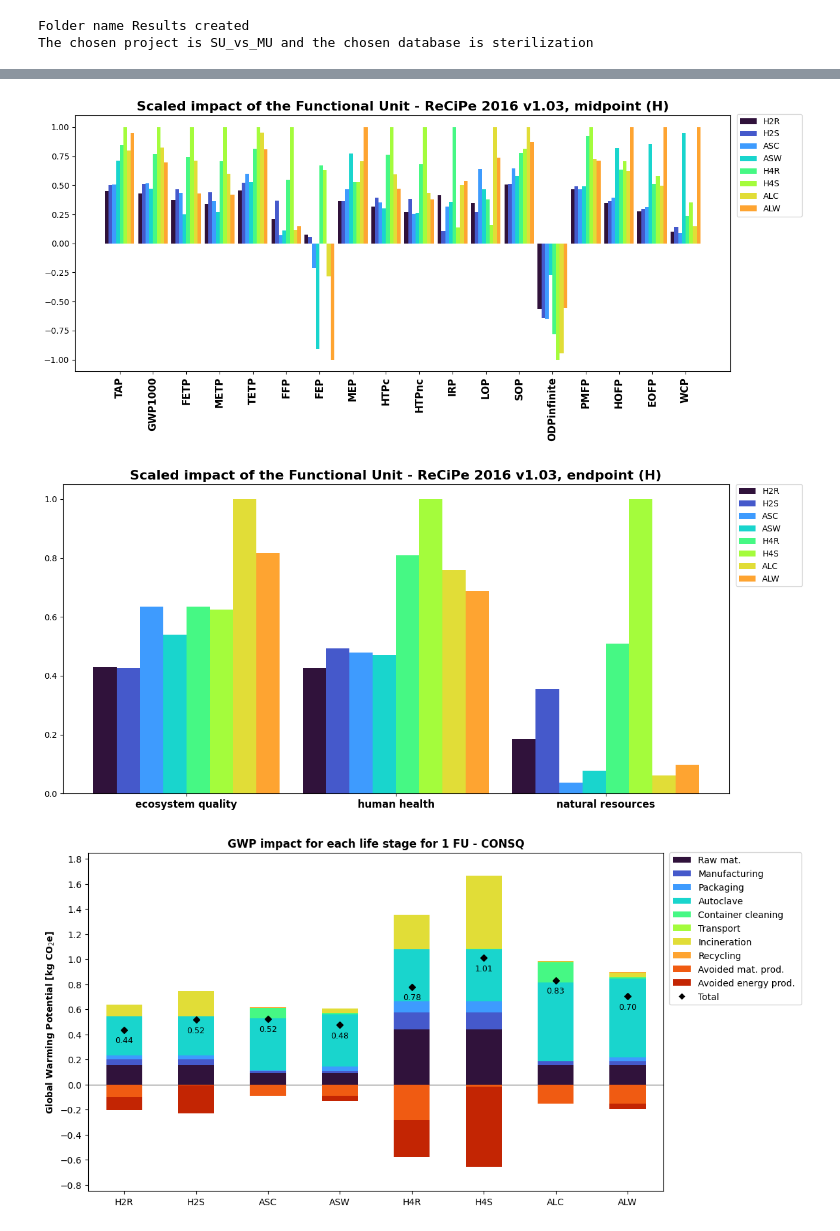
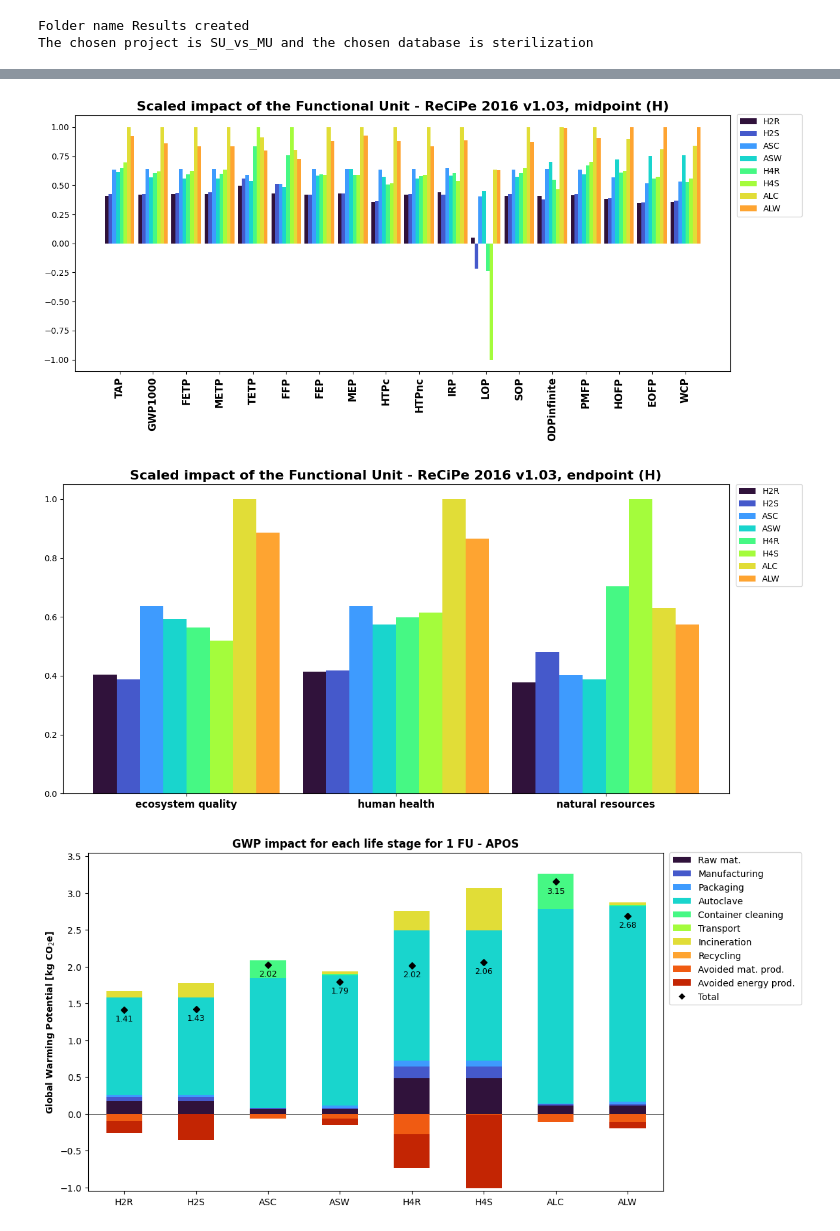
Before and after one commit to RuneWF/Single-use-vs-multi-use-in-health-care, a Jupyter notebook: Brighway/Ofir/Ofir.ipynb, the cells around one changed output, grey strips where cells are left out. Saved outputs shown, nothing was run; the diff lists cells and outputs as text; code cells hidden in the pictures.

```diff
--- a/Brighway/Ofir/Ofir.ipynb
+++ b/Brighway/Ofir/Ofir.ipynb
@@ -25,7 +25,7 @@ importlib.reload(bp)
 <module 'box_plot' from 'C:\\Users\\ruw\\Desktop\\RA\\Single-use-vs-multi-use-in-health-care\\Brighway\\Libaries\\box_plot.py'>
 # %%
 # Specifying if it is CONSQ (consequential) or APOS
-db_type = 'CONSQ'
+db_type = 'APOS'
 
 # Specifying the LCIA method
 lcia_method = 'recipe'
@@ -80,7 +80,7 @@ flows
 initialization = [database_project, database_name, flows, lcia_method, db_type]
 file_name_unique = f'{path}\Results\{file_identifier} - {db_type}_{lcia_method}_unq.xlsx'
 # %%
-df, plot_x_axis_all, impact_categories = lc.quick_LCIA(initialization, file_name_unique, sheet_name)
+df, plot_x_axis_all, impact_categories = lc.quick_LCIA(initialization, file_name, file_name_unique, sheet_name)
 # %% [output]
 Recipe is selected
 Initialization is completed
@@ -105,3 +101,0 @@ DataFrame with nested lists written to Excel successfully.
-# %%
-redo = False
-df = lc.recalculate_lcia(redo, df, initialization, file_name, sheet_name)
@@ -147,28 +154,29 @@ leg_pos_mid = .605
 
 lp.scaled_FU_plot(df_scaled, plot_x_axis, inputs, impact_categories, leg_pos_mid)
 # %% [output]
-[figure, old version]
+[figure, new version]
 # %%
 leg_pos_end = 0.67
 if 'recipe' in lcia_method.lower():
     df_tot_e, df_scaled_e = lc.dataframe_element_scaling(df_endpoint)
     lp.scaled_FU_plot(df_scaled_e, plot_x_axis_end, inputs, impact_categories[-3:], leg_pos_end)
 # %% [output]
-[figure, old version]
+[figure, new version]
 # %%
 if 'recipe' not in lcia_method:
     directory = 'C:\\Users\\ruw\\Desktop\\RA\\'
     lp.single_score_plot(directory, df_tot, colors, flow_legend, save_dir, db_type)
 # %%
 
-y_min = -.8
-y_max = 1.8
-step = 0.2
+y_min = -1
+y_max = 3.5
+step = 0.5
 leg_pos = 0.55
-y_axis_values = [y_min, y_max, step, leg_pos]
+marker_offset = 0.18
+y_axis_values = [y_min, y_max, step, leg_pos, marker_offset]
 df_stacked = lp.gwp_scenario_plot(df_GWP, inputs, y_axis_values)
 # %% [output]
-[figure, old version]
+[figure, new version]
 # %%
 amount_of_uses = 513
 lp.break_even_graph(df_stacked, inputs, amount_of_uses)
```
Also changed, not shown: parts of 7 cells of this notebook.
